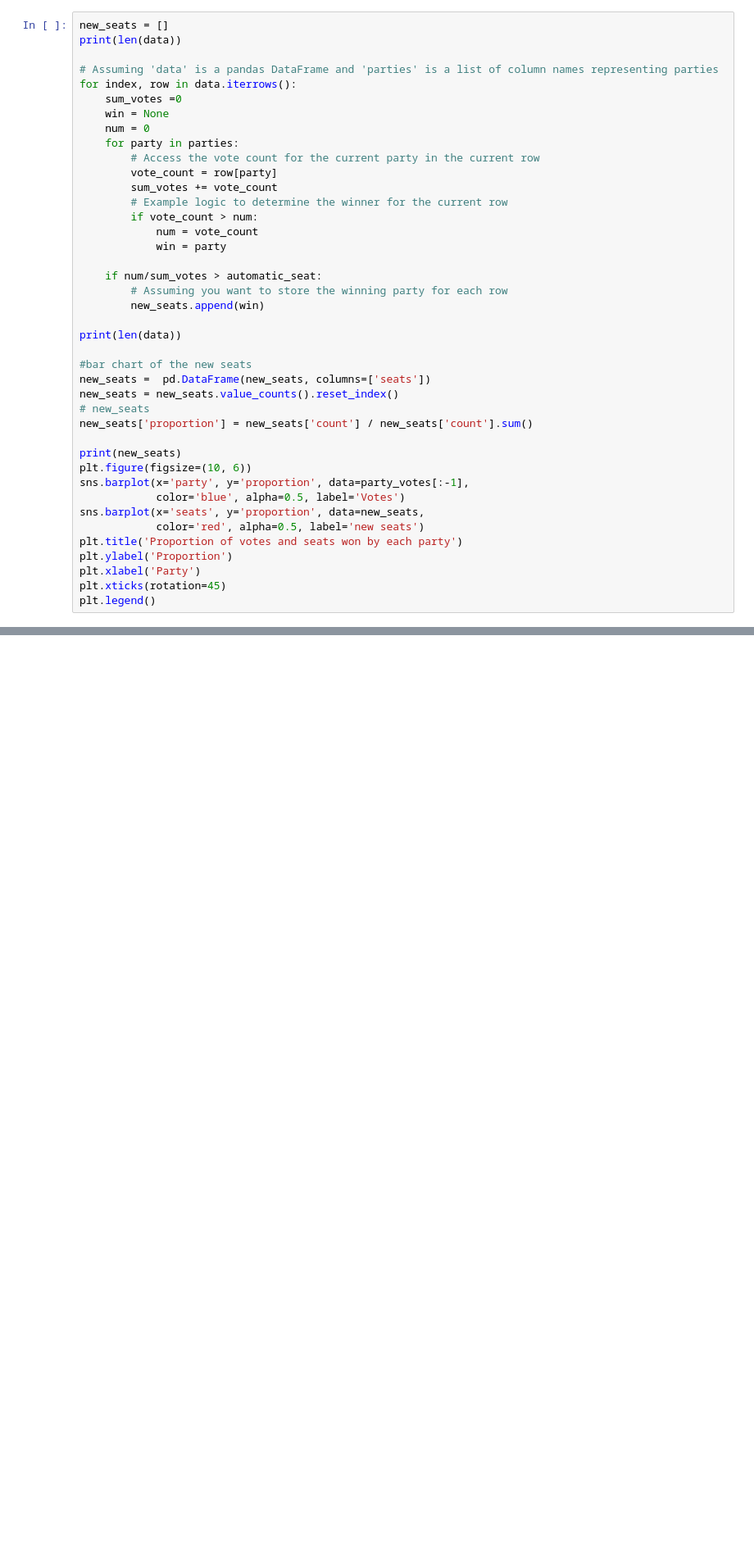
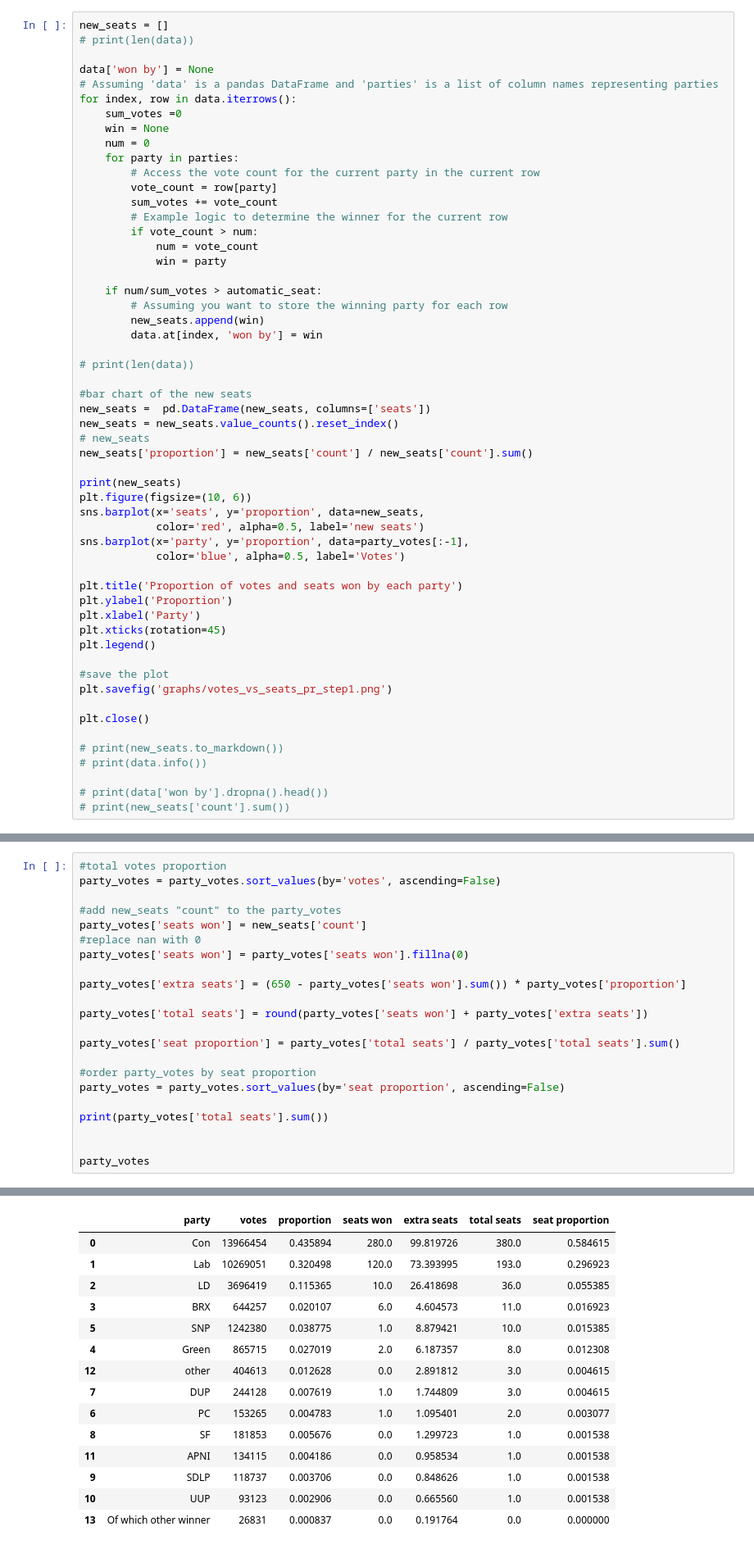
Before and after one commit to zxtheo/a-form-of-PR, a Jupyter notebook: a form of pr.ipynb, the cells around one changed output, grey strips where cells are left out. Shown at 82% size. Drawn from its saved outputs; the diff is of its cells as text; blank space fills up the shorter version.

Commit message:
found total seat allocation

```diff
--- a/a form of pr.ipynb
+++ b/a form of pr.ipynb
@@ -97,7 +100,8 @@ this graph shows that conservatives gained more seats than the vote share would
 # %%
 new_seats = []
-print(len(data))
+# print(len(data))
 
+data['won by'] = None
 # Assuming 'data' is a pandas DataFrame and 'parties' is a list of column names representing parties
 for index, row in data.iterrows():
     sum_votes =0
@@ -115,8 +119,9 @@ for index, row in data.iterrows():
     if num/sum_votes > automatic_seat:
         # Assuming you want to store the winning party for each row
         new_seats.append(win)
+        data.at[index, 'won by'] = win
 
-print(len(data))
+# print(len(data))
 
 #bar chart of the new seats
 new_seats =  pd.DataFrame(new_seats, columns=['seats'])
@@ -126,13 +131,25 @@ new_seats['proportion'] = new_seats['count'] / new_seats['count'].sum()
 
 print(new_seats)
 plt.figure(figsize=(10, 6))
+sns.barplot(x='seats', y='proportion', data=new_seats,
+            color='red', alpha=0.5, label='new seats')
 sns.barplot(x='party', y='proportion', data=party_votes[:-1],
             color='blue', alpha=0.5, label='Votes')
-sns.barplot(x='seats', y='proportion', data=new_seats,
-            color='red', alpha=0.5, label='new seats')
+
 plt.title('Proportion of votes and seats won by each party')
 plt.ylabel('Proportion')
 plt.xlabel('Party')
 plt.xticks(rotation=45)
 plt.legend()
+
+#save the plot
+plt.savefig('graphs/votes_vs_seats_pr_step1.png')
+
+plt.close()
+
+# print(new_seats.to_markdown())
+# print(data.info())
+
+# print(data['won by'].dropna().head())
+# print(new_seats['count'].sum())
 # %% [output]
@@ -234,0 +168,23 @@ party_votes
+# %%
+#total votes proportion
+party_votes = party_votes.sort_values(by='votes', ascending=False)
+
+#add new_seats "count" to the party_votes
+party_votes['seats won'] = new_seats['count']
+#replace nan with 0
+party_votes['seats won'] = party_votes['seats won'].fillna(0)
+
+party_votes['extra seats'] = (650 - party_votes['seats won'].sum()) * party_votes['proportion']
+
+party_votes['total seats'] = round(party_votes['seats won'] + party_votes['extra seats'])
+
+party_votes['seat proportion'] = party_votes['total seats'] / party_votes['total seats'].sum()
+
+#order party_votes by seat proportion
+party_votes = party_votes.sort_values(by='seat proportion', ascending=False)
+
+print(party_votes['total seats'].sum())
+
+
+party_votes
+# %% [output]
@@ -234,0 +192,15 @@ party_votes
+|  | party | votes | proportion | seats won | extra seats | total seats | seat proportion |
+| 0 | Con | 13966454 | 0.435894 | 280.0 | 99.819726 | 380.0 | 0.584615 |
+| 1 | Lab | 10269051 | 0.320498 | 120.0 | 73.393995 | 193.0 | 0.296923 |
+| 2 | LD | 3696419 | 0.115365 | 10.0 | 26.418698 | 36.0 | 0.055385 |
+| 3 | BRX | 644257 | 0.020107 | 6.0 | 4.604573 | 11.0 | 0.016923 |
+| 5 | SNP | 1242380 | 0.038775 | 1.0 | 8.879421 | 10.0 | 0.015385 |
+| 4 | Green | 865715 | 0.027019 | 2.0 | 6.187357 | 8.0 | 0.012308 |
+| 12 | other | 404613 | 0.012628 | 0.0 | 2.891812 | 3.0 | 0.004615 |
+| 7 | DUP | 244128 | 0.007619 | 1.0 | 1.744809 | 3.0 | 0.004615 |
+| 6 | PC | 153265 | 0.004783 | 1.0 | 1.095401 | 2.0 | 0.003077 |
+| 8 | SF | 181853 | 0.005676 | 0.0 | 1.299723 | 1.0 | 0.001538 |
+| 11 | APNI | 134115 | 0.004186 | 0.0 | 0.958534 | 1.0 | 0.001538 |
+| 9 | SDLP | 118737 | 0.003706 | 0.0 | 0.848626 | 1.0 | 0.001538 |
+| 10 | UUP | 93123 | 0.002906 | 0.0 | 0.665560 | 1.0 | 0.001538 |
+| 13 | Of which other winner | 26831 | 0.000837 | 0.0 | 0.191764 | 0.0 | 0.000000 |
```
Also changed, not shown: parts of 16 cells of this notebook, 6 other files.
